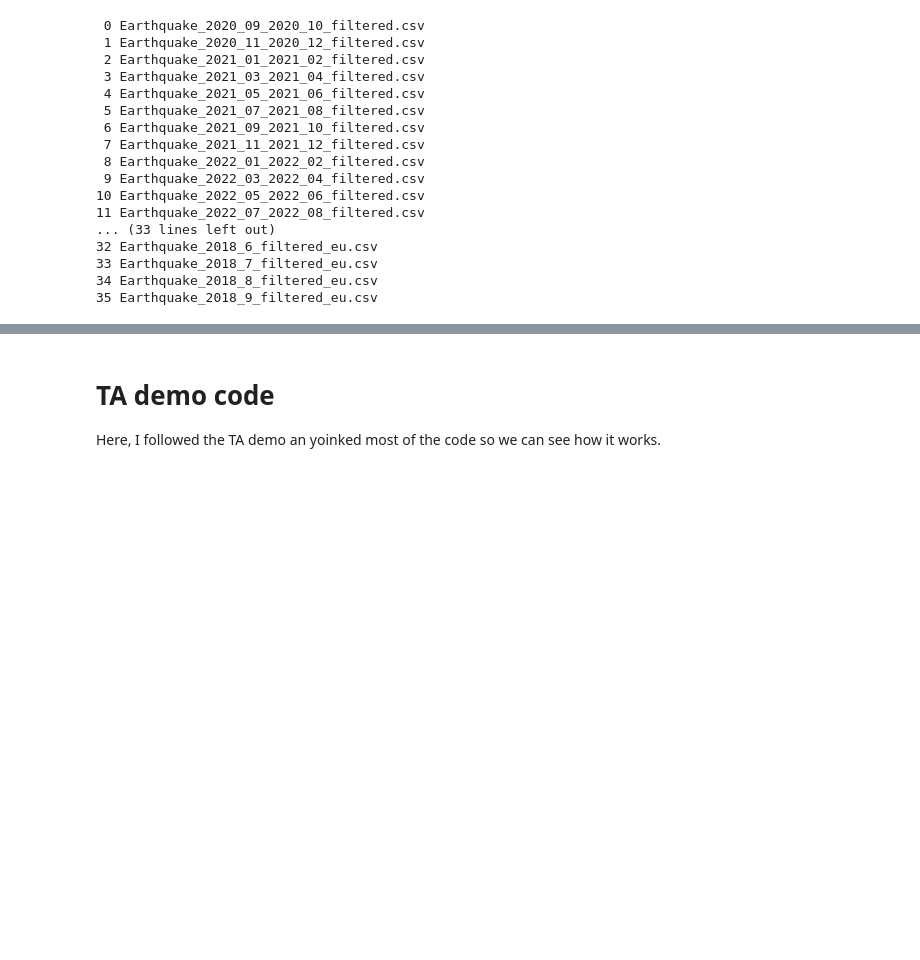
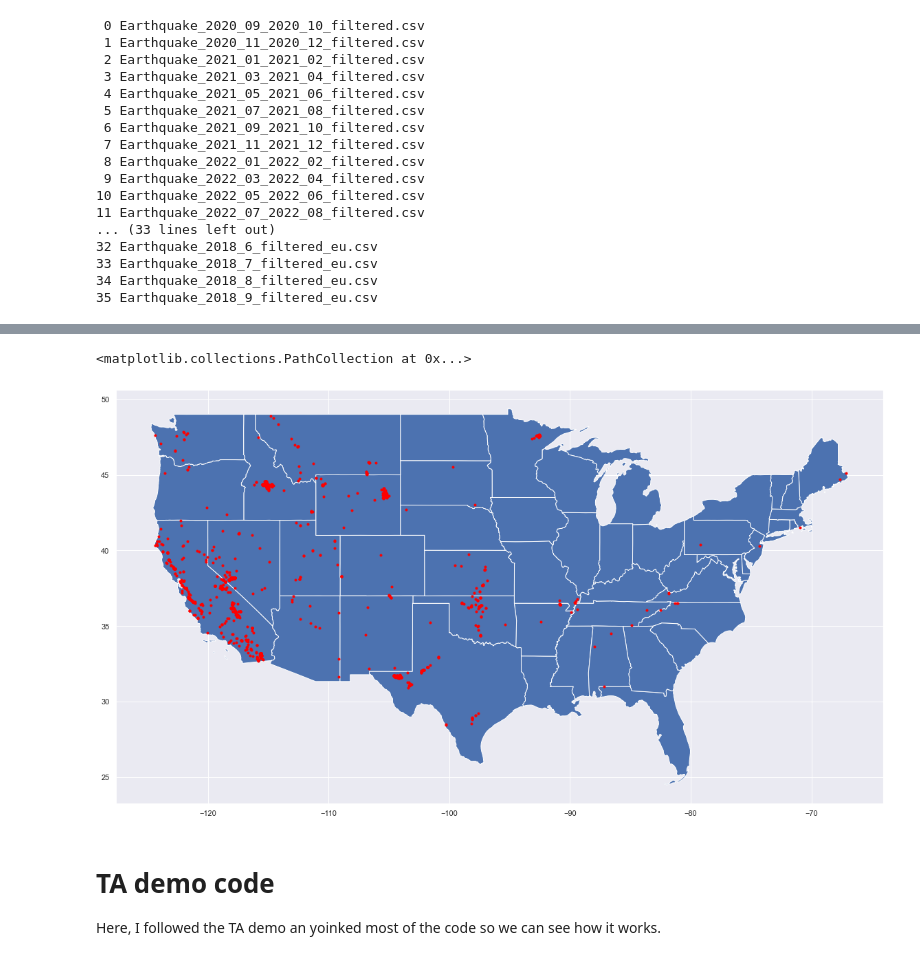
Before and after one commit to ci0cc0lat0/Data-Science-Group-Work, a Jupyter notebook: group_notebook.ipynb, the cells around one changed output, grey strips where cells are left out. Drawn from its saved outputs; the diff is of its cells as text; code cells hidden in the pictures; blank space fills up the shorter version.

```diff
--- a/group_notebook.ipynb
+++ b/group_notebook.ipynb
@@ -108,5 +96,13 @@ print(us_batches)
 
 [1155 rows x 5 columns]]
+# %%
+plt.rcParams["figure.figsize"] = [20, 20]
+states = gpd.read_file('data/usa-states-census-2014.shp')
+states.plot()
+plt.scatter(us_batches[0].longitude, us_batches[0].latitude,c="red",marker='.')
+# %% [output]
+<matplotlib.collections.PathCollection at 0x...>
+[figure, added]
 # %% [markdown]
 # TA demo code
 Here, I followed the TA demo an yoinked most of the code so we can see how it works.
```
Also changed, not shown: parts of 21 cells of this notebook, 10 other files.
